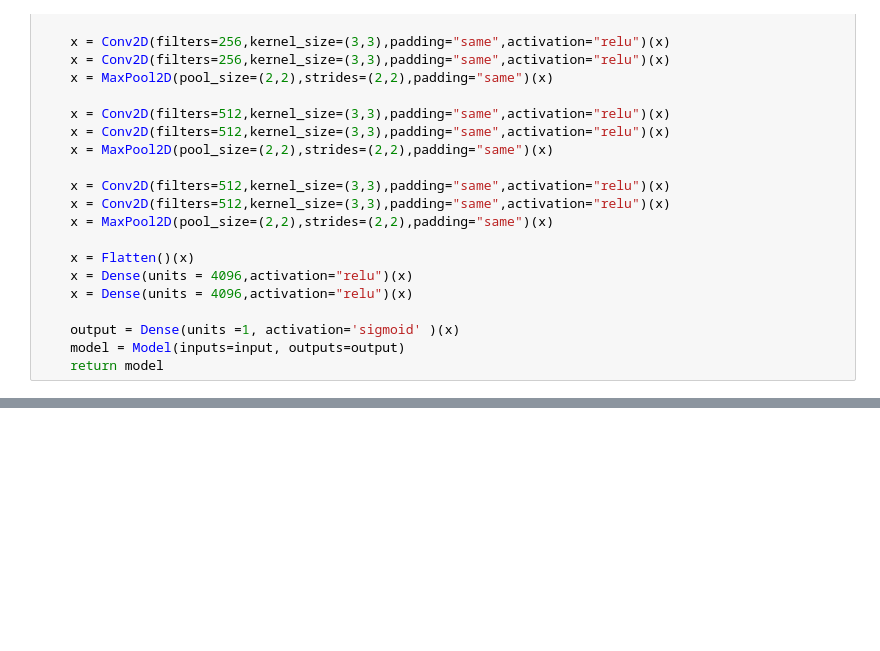
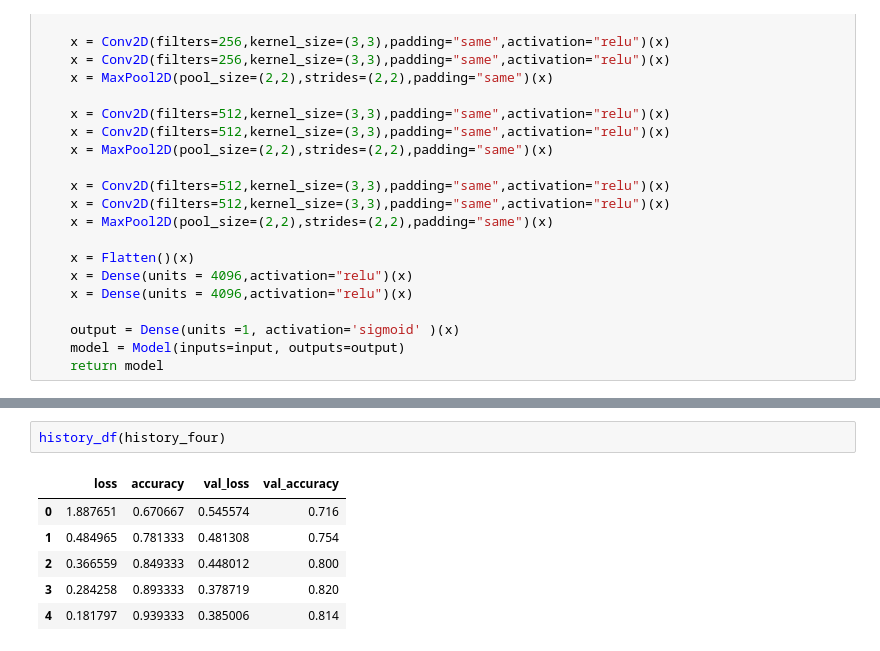
Before and after one commit to dibkb/tensorflow-udemy, a Jupyter notebook: CNN/1.ipynb, the cells around one changed output, grey strips where cells are left out. Drawn from its saved outputs; the diff is of its cells as text; blank space fills up the shorter version.

```diff
--- a/CNN/1.ipynb
+++ b/CNN/1.ipynb
@@ -302,0 +365,9 @@ KeyboardInterrupt:
+# %%
+history_df(history_four)
+# %% [output]
+|  | loss | accuracy | val_loss | val_accuracy |
+| 0 | 1.887651 | 0.670667 | 0.545574 | 0.716 |
+| 1 | 0.484965 | 0.781333 | 0.481308 | 0.754 |
+| 2 | 0.366559 | 0.849333 | 0.448012 | 0.800 |
+| 3 | 0.284258 | 0.893333 | 0.378719 | 0.820 |
+| 4 | 0.181797 | 0.939333 | 0.385006 | 0.814 |
```
Also changed, not shown: parts of 22 cells of this notebook.
